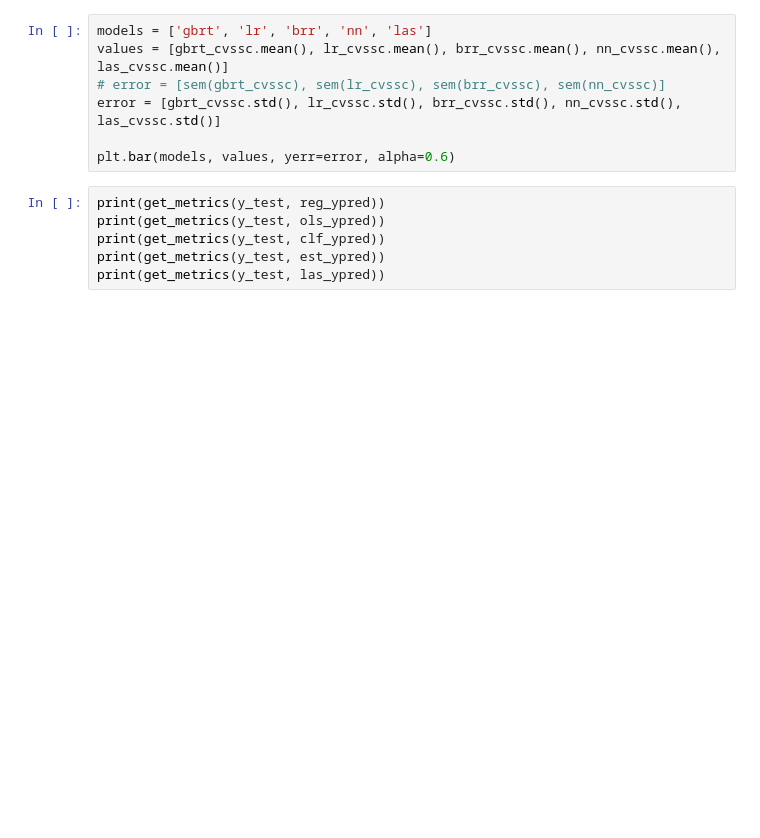
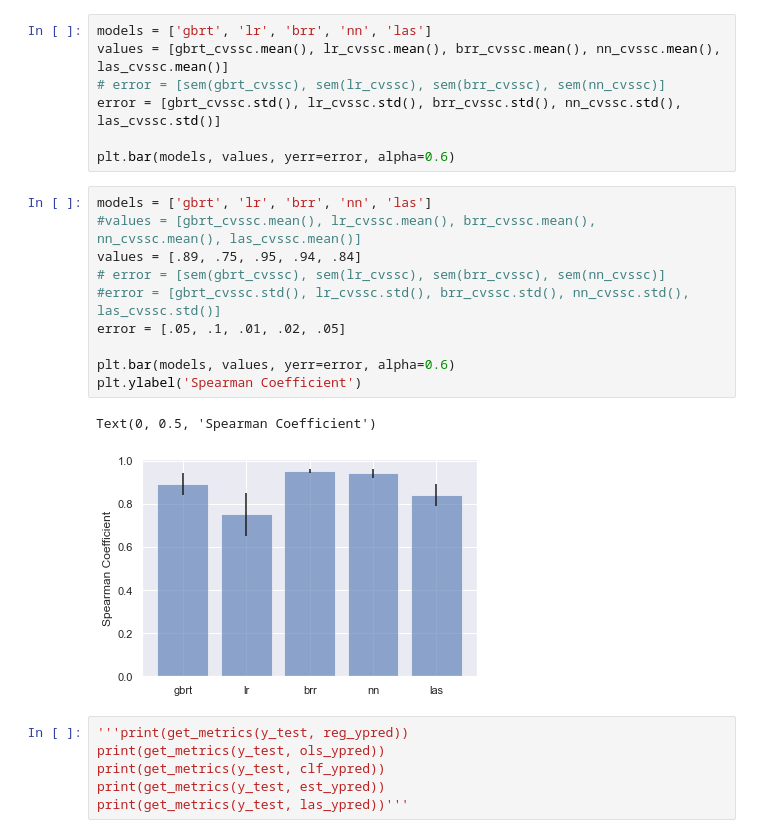
Before and after one commit to hayitsian/Gene-Editing-Guide-LM, a Jupyter notebook: Model.ipynb, the cells around one changed output. Cells and saved outputs as stored; diff of their text form; blank space fills up the shorter version.

```diff
--- a/Model.ipynb
+++ b/Model.ipynb
@@ -383,10 +413,23 @@ values = [gbrt_cvssc.mean(), lr_cvssc.mean(), brr_cvssc.mean(), nn_cvssc.mean(),
 error = [gbrt_cvssc.std(), lr_cvssc.std(), brr_cvssc.std(), nn_cvssc.std(), las_cvssc.std()]
 
 plt.bar(models, values, yerr=error, alpha=0.6)
+# %%
+models = ['gbrt', 'lr', 'brr', 'nn', 'las']
+#values = [gbrt_cvssc.mean(), lr_cvssc.mean(), brr_cvssc.mean(), nn_cvssc.mean(), las_cvssc.mean()]
+values = [.89, .75, .95, .94, .84]
+# error = [sem(gbrt_cvssc), sem(lr_cvssc), sem(brr_cvssc), sem(nn_cvssc)]
+#error = [gbrt_cvssc.std(), lr_cvssc.std(), brr_cvssc.std(), nn_cvssc.std(), las_cvssc.std()]
+error = [.05, .1, .01, .02, .05]
+
+plt.bar(models, values, yerr=error, alpha=0.6)
+plt.ylabel('Spearman Coefficient')
+# %% [output]
+Text(0, 0.5, 'Spearman Coefficient')
+[figure, added]
 # %%
-print(get_metrics(y_test, reg_ypred))
+'''print(get_metrics(y_test, reg_ypred))
 print(get_metrics(y_test, ols_ypred))
 print(get_metrics(y_test, clf_ypred))
 print(get_metrics(y_test, est_ypred))
-print(get_metrics(y_test, las_ypred))
+print(get_metrics(y_test, las_ypred))'''
 # %%
```
Also changed, not shown: parts of 9 cells of this notebook.
